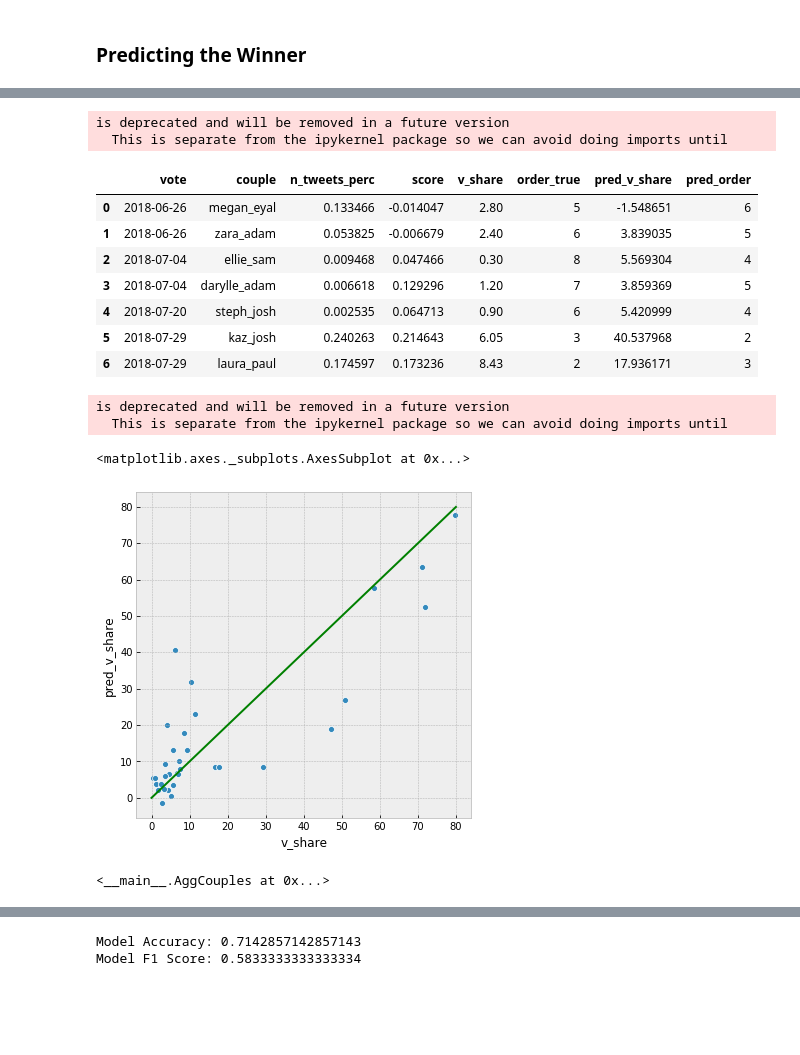
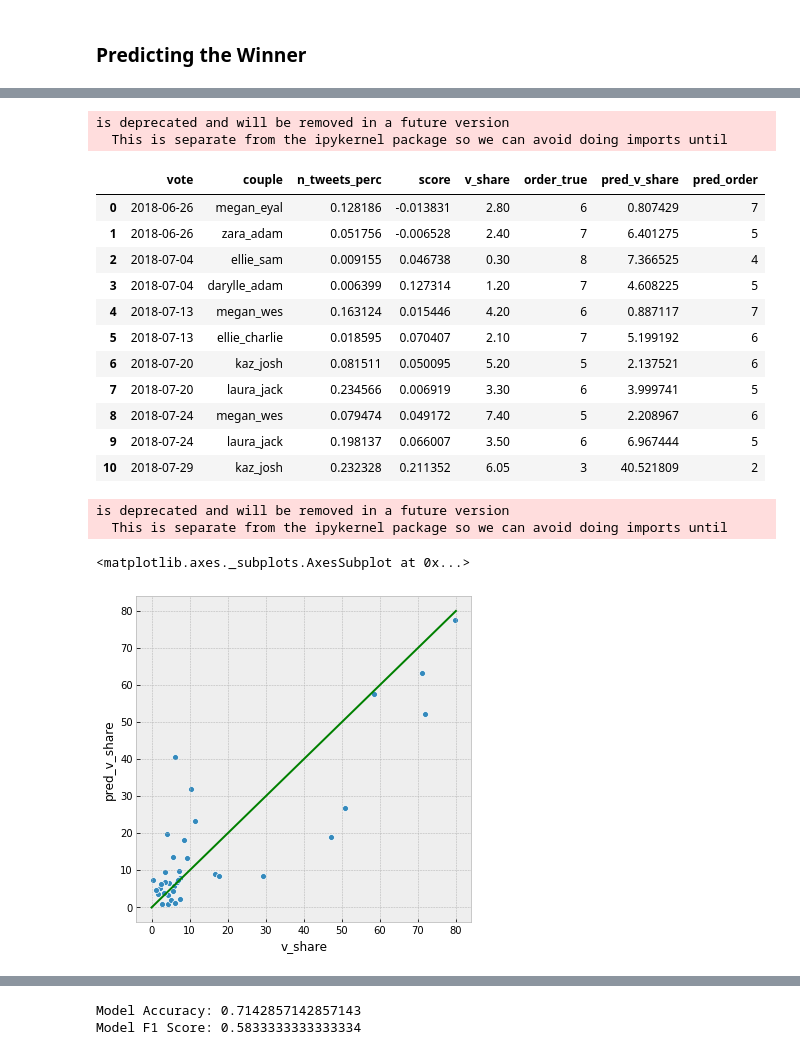
Before and after one commit to watson-sam/loveisland, a Jupyter notebook: notebooks/prediction.ipynb, the cells around one changed output, grey strips where cells are left out. Cells and saved outputs as stored; diff of their text form; code cells hidden in the pictures; blank space fills up the shorter version.

```diff
--- a/notebooks/prediction.ipynb
+++ b/notebooks/prediction.ipynb
@@ -88,27 +90,27 @@ class AggAgg:
     def create_days(self):
         self.df["n_days"] = np.where(
             self.df["dumped"] == 0,
-            60 - self.df["arrived"],
+            59 - self.df["arrived"],
             self.df["dumped"] - self.df["arrived"],
         )
-        self.df["n_days_perc"] = self.df["n_days"] / (62 - self.df["arrived"])
+        self.df["n_days_perc"] = self.df["n_days"] / (59 - self.df["arrived"])
         return self
 
-def normalize(df, ind_cols=["n_tweets_perc", "score"]):
+def normalize(df, ind_cols=["n_tweets_perc", "score"], dep_col="n_days_perc"):
     for col in ind_cols:
+        df = df[df[col].notna()]
         df[col] = preprocessing.normalize([df[col]])[0]
-    return df
+    return df[df[dep_col].notna()]
 
 
 def fit_mod(df, dep_col="n_days_perc", ind_cols=["n_tweets_perc", "score"]):
     poly = preprocessing.PolynomialFeatures(degree=2)
     reg = linear_model.LinearRegression()
-
     reg.fit(poly.fit_transform(df[ind_cols]), df[dep_col])
     return reg, poly
 
 
-def get_stats(df, reg, poly, ind_cols=["n_tweets_perc", "score"]):
+def get_stats(df, reg, poly, dep_col="n_days_perc", ind_cols=["n_tweets_perc", "score"]):
     print("\033[1mRegression outputs", "\033[0;0m")
     print("x0 = n_tweets_perc\nx1 = mean sentiment score\n")
     print("Intercept:", reg.intercept_, "\n")
@@ -116,7 +118,8 @@ def get_stats(df, reg, poly, ind_cols=["n_tweets_perc", "score"]):
     for c in zip(poly.get_feature_names(), reg.coef_):
         if c[0] != '1':
             print("Coefficient for {}: {}".format(c[0], c[1]))
-    print("\nR^2 score:", reg.score(poly.fit_transform(df[ind_cols]), df["n_days_perc"]))
+
+    print("\nR^2 score:", reg.score(poly.fit_transform(df[ind_cols]), df[dep_col]))
 
 
 def apply_mod(df, req, poly):
@@ -465,3 +470,5 @@ df = F.import_all(
 )
 fd4 = AggCouples(args, df)
 fd4.get_agg_df().full_df()
+
+agg_df_4 = normalize(fd4.agg_df, dep_col='v_share')
@@ -470,2 +475,2 @@ fd4.get_agg_df().full_df()
 # %%
-req, poly = fit_mod(normalize(fd4.agg_df), dep_col='v_share')
+req, poly = fit_mod(agg_df_4, dep_col='v_share')
@@ -472,29 +493,32 @@ req, poly = fit_mod(normalize(fd4.agg_df), dep_col='v_share')
 # %%
-pred_df = get_predictions(req, normalize(fd4.agg_df))
+pred_df = get_predictions(req, agg_df_4)
 validate(pred_df)
 # %% [output]
 is deprecated and will be removed in a future version
   This is separate from the ipykernel package so we can avoid doing imports until
 |  | vote | couple | n_tweets_perc | score | v_share | order_true | pred_v_share | pred_order |
-| 0 | 2018-06-26 | megan_eyal | 0.133466 | -0.014047 | 2.80 | 5 | -1.548651 | 6 |
-| 1 | 2018-06-26 | zara_adam | 0.053825 | -0.006679 | 2.40 | 6 | 3.839035 | 5 |
-| 2 | 2018-07-04 | ellie_sam | 0.009468 | 0.047466 | 0.30 | 8 | 5.569304 | 4 |
-| 3 | 2018-07-04 | darylle_adam | 0.006618 | 0.129296 | 1.20 | 7 | 3.859369 | 5 |
-| 4 | 2018-07-20 | steph_josh | 0.002535 | 0.064713 | 0.90 | 6 | 5.420999 | 4 |
-| 5 | 2018-07-29 | kaz_josh | 0.240263 | 0.214643 | 6.05 | 3 | 40.537968 | 2 |
-| 6 | 2018-07-29 | laura_paul | 0.174597 | 0.173236 | 8.43 | 2 | 17.936171 | 3 |
+| 0 | 2018-06-26 | megan_eyal | 0.128186 | -0.013831 | 2.80 | 6 | 0.807429 | 7 |
+| 1 | 2018-06-26 | zara_adam | 0.051756 | -0.006528 | 2.40 | 7 | 6.401275 | 5 |
+| 2 | 2018-07-04 | ellie_sam | 0.009155 | 0.046738 | 0.30 | 8 | 7.366525 | 4 |
+| 3 | 2018-07-04 | darylle_adam | 0.006399 | 0.127314 | 1.20 | 7 | 4.608225 | 5 |
+| 4 | 2018-07-13 | megan_wes | 0.163124 | 0.015446 | 4.20 | 6 | 0.887117 | 7 |
+| 5 | 2018-07-13 | ellie_charlie | 0.018595 | 0.070407 | 2.10 | 7 | 5.199192 | 6 |
+| 6 | 2018-07-20 | kaz_josh | 0.081511 | 0.050095 | 5.20 | 5 | 2.137521 | 6 |
+| 7 | 2018-07-20 | laura_jack | 0.234566 | 0.006919 | 3.30 | 6 | 3.999741 | 5 |
+| 8 | 2018-07-24 | megan_wes | 0.079474 | 0.049172 | 7.40 | 5 | 2.208967 | 6 |
+| 9 | 2018-07-24 | laura_jack | 0.198137 | 0.066007 | 3.50 | 6 | 6.967444 | 5 |
+| 10 | 2018-07-29 | kaz_josh | 0.232328 | 0.211352 | 6.05 | 3 | 40.521809 | 2 |
 # %%
-pred_df = get_predictions(req, normalize(fd4.agg_df))
+pred_df = get_predictions(req, agg_df_4)
 fig = plt.figure(figsize=(6, 6))
 
 sns.scatterplot("v_share", "pred_v_share", data=pred_df)
 sns.lineplot([0,80], [0,80], color="green")
-# sns.lineplot([0,80], [0,80*req.score(fd4.agg_df[['n_tweets_perc', 'score']], fd4.agg_df['v_share'])], color="red")
 # %% [output]
 is deprecated and will be removed in a future version
   This is separate from the ipykernel package so we can avoid doing imports until
 <matplotlib.axes._subplots.AxesSubplot at 0x...>
-[figure, old version]
+[figure, new version]
 # %%
 args = Arguments(5)
 
@@ -503,5 +527,5 @@ df = F.import_all(
 )
 fd5 = AggCouples(args, df)
 fd5.get_agg_df().full_df()
+
+agg_df_5 = normalize(fd5.agg_df, dep_col='v_share')
-# %% [output]
-<__main__.AggCouples at 0x...>
```
Also changed, not shown: parts of 19 cells of this notebook, 10 other files.
